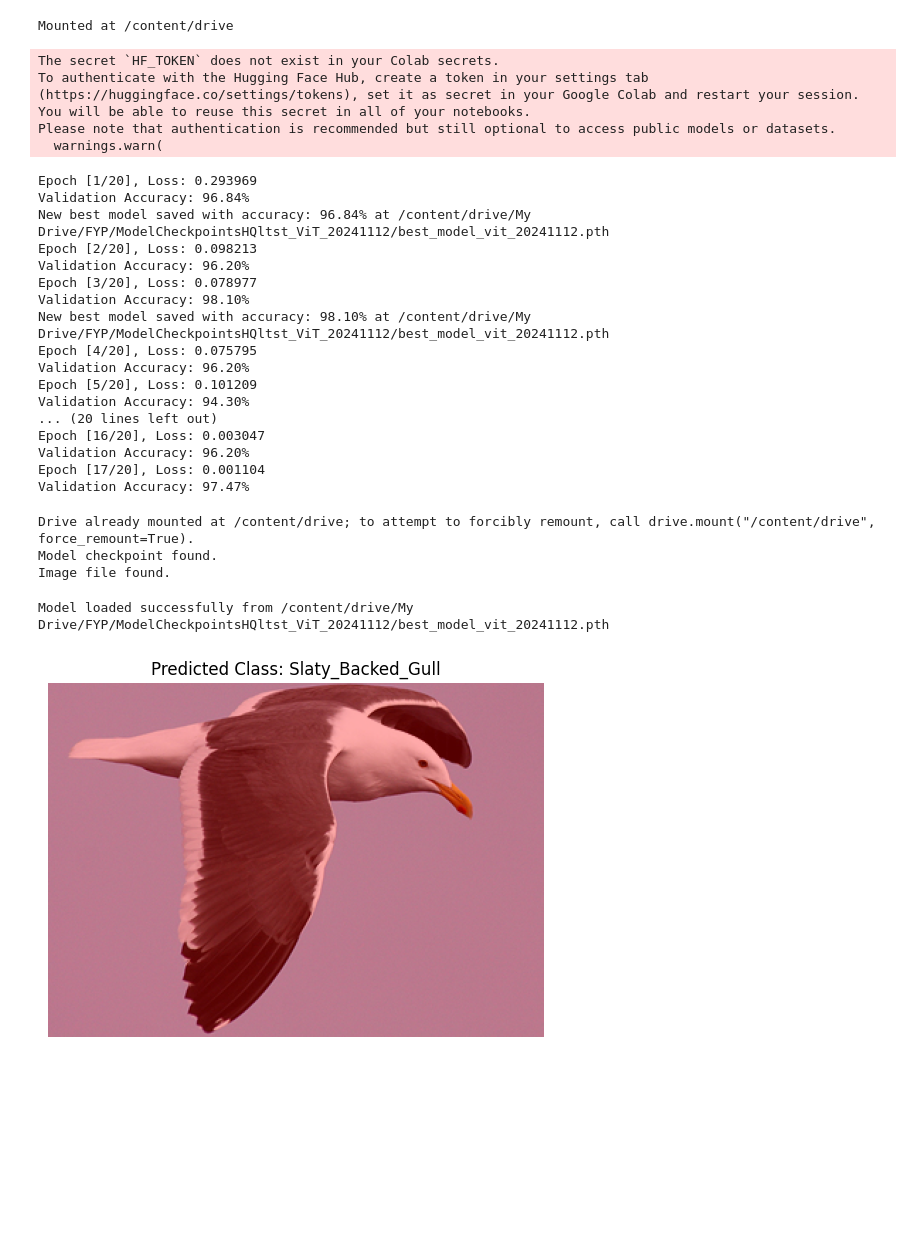
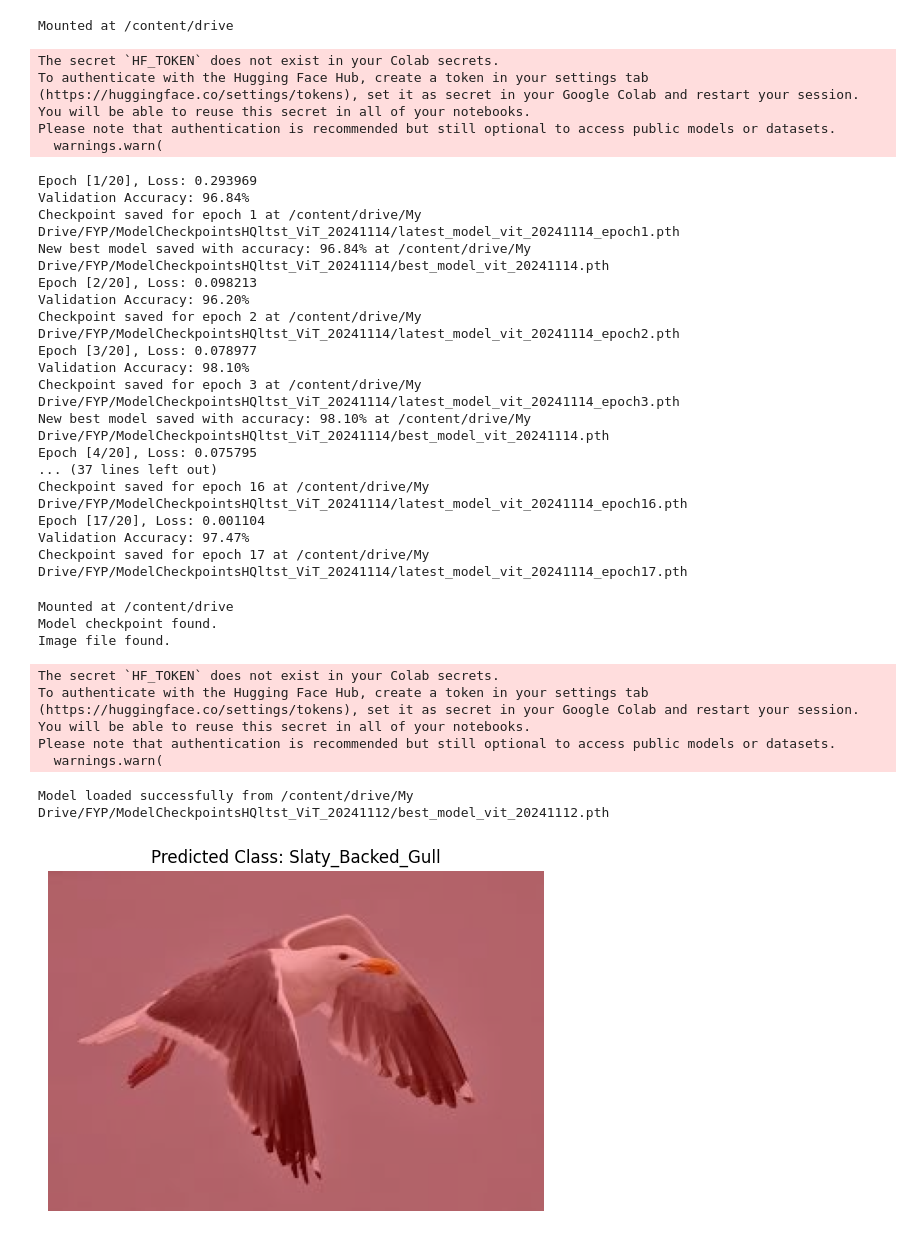
Before and after one commit to Aravindh4404/FYPSeagullClassification01, a Jupyter notebook: VIT1.ipynb, the cells around one changed output. Cells and saved outputs as stored; diff of their text form; code cells hidden in the pictures; blank space fills up the shorter version.

```diff
--- a/VIT1.ipynb
+++ b/VIT1.ipynb
@@ -101,6 +101,7 @@ optimizer = optim.AdamW(model.parameters(), lr=0.0001, weight_decay=1e-4)
 scheduler = optim.lr_scheduler.ReduceLROnPlateau(optimizer, mode='max', factor=0.1, patience=3, verbose=True)
 
 # Training loop with learning rate scheduler
+# Training loop with learning rate scheduler and checkpoint saving
 def train(model, train_loader, val_loader, criterion, optimizer, scheduler, epochs=20):
     best_acc = 0.0
     train_losses = []
@@ -126,6 +127,11 @@ def train(model, train_loader, val_loader, criterion, optimizer, scheduler, epoc
         val_acc = validate(model, val_loader, criterion)
         val_accuracies.append(val_acc)
         scheduler.step(val_acc)
+
+        # Save checkpoint of the latest model after each epoch
+        latest_model_path = os.path.join(checkpoint_folder, f"latest_model_vit_{date_str}_epoch{epoch+1}.pth")
+        torch.save(model.state_dict(), latest_model_path)
+        print(f"Checkpoint saved for epoch {epoch + 1} at {latest_model_path}")
 
         # Save the best model if the accuracy improves
         if val_acc > best_acc:
@@ -153,10 +159,11 @@ def train(model, train_loader, val_loader, criterion, optimizer, scheduler, epoc
     plt.tight_layout()
     plt.show()
 
-    # Save the final model
+    # Save the final model at the end of training
     final_model_path = os.path.join(checkpoint_folder, f"final_model_vit_{date_str}.pth")
     torch.save(model.state_dict(), final_model_path)
     print(f"Final model saved at {final_model_path}")
+
 
 # Validation loop returning accuracy
 def validate(model, loader, criterion):
@@ -211,21 +218,21 @@ Please note that authentication is recommended but still optional to access publ
   warnings.warn(
 Epoch [1/20], Loss: 0.293969
 Validation Accuracy: 96.84%
-New best model saved with accuracy: 96.84% at /content/drive/My Drive/FYP/ModelCheckpointsHQltst_ViT_20241112/best_model_vit_20241112.pth
+Checkpoint saved for epoch 1 at /content/drive/My Drive/FYP/ModelCheckpointsHQltst_ViT_20241114/latest_model_vit_20241114_epoch1.pth
+New best model saved with accuracy: 96.84% at /content/drive/My Drive/FYP/ModelCheckpointsHQltst_ViT_20241114/best_model_vit_20241114.pth
 Epoch [2/20], Loss: 0.098213
 Validation Accuracy: 96.20%
+Checkpoint saved for epoch 2 at /content/drive/My Drive/FYP/ModelCheckpointsHQltst_ViT_20241114/latest_model_vit_20241114_epoch2.pth
 Epoch [3/20], Loss: 0.078977
 Validation Accuracy: 98.10%
-New best model saved with accuracy: 98.10% at /content/drive/My Drive/FYP/ModelCheckpointsHQltst_ViT_20241112/best_model_vit_20241112.pth
+Checkpoint saved for epoch 3 at /content/drive/My Drive/FYP/ModelCheckpointsHQltst_ViT_20241114/latest_model_vit_20241114_epoch3.pth
+New best model saved with accuracy: 98.10% at /content/drive/My Drive/FYP/ModelCheckpointsHQltst_ViT_20241114/best_model_vit_20241114.pth
 Epoch [4/20], Loss: 0.075795
-Validation Accuracy: 96.20%
-Epoch [5/20], Loss: 0.101209
-Validation Accuracy: 94.30%
-... (20 lines left out)
-Epoch [16/20], Loss: 0.003047
-Validation Accuracy: 96.20%
+... (37 lines left out)
+Checkpoint saved for epoch 16 at /content/drive/My Drive/FYP/ModelCheckpointsHQltst_ViT_20241114/latest_model_vit_20241114_epoch16.pth
 Epoch [17/20], Loss: 0.001104
 Validation Accuracy: 97.47%
+Checkpoint saved for epoch 17 at /content/drive/My Drive/FYP/ModelCheckpointsHQltst_ViT_20241114/latest_model_vit_20241114_epoch17.pth
 # %%
 # Import necessary libraries
 import os
@@ -244,7 +251,8 @@ drive.mount('/content/drive')
 
 # Define paths to your model checkpoint and test image in Google Drive
 checkpoint_path = '/content/drive/My Drive/FYP/ModelCheckpointsHQltst_ViT_20241112/best_model_vit_20241112.pth'
-image_path = '/content/drive/My Drive/FYP/test data/007.jpg'  # Update with actual path to image
+# image_path = '/content/drive/My Drive/FYP/test data/007.jpg'
+image_path = '/content/sbg.jpg' # Update with actual path to image
 
 # Check if paths are correct
 if not os.path.exists(checkpoint_path):
@@ -357,33 +365,38 @@ def show_cam_on_image(img, mask, predicted_class):
     heatmap = np.float32(heatmap) / 255
     cam = heatmap + np.float32(img)
     cam = cam / np.max(cam)
     plt.imshow(cam)
     plt.title(f"Predicted Class: {predicted_class}")
     plt.axis('off')
     plt.show()
 
 # Step 5: Load and preprocess the image
 transform = transforms.Compose([
     transforms.Resize((224, 224)),
     transforms.ToTensor(),
     transforms.Normalize([0.5, 0.5, 0.5], [0.5, 0.5, 0.5])
 ])
 
 # Load and preprocess the image
 image = Image.open(image_path).convert("RGB")
 input_tensor = transform(image).unsqueeze(0)  # Add batch dimension
 image_np = np.array(image) / 255.0
 
 # Get the predicted class for the image
 predicted_class = get_predicted_class(model, input_tensor)
 
 # Generate and display Grad-CAM
 grad_cam = ViTGradCAM(model, target_layer_name="vit.blocks.11")
 heatmap = grad_cam.generate_heatmap(input_tensor)
 show_cam_on_image(image_np, heatmap, predicted_class)
 # %% [output]
-Drive already mounted at /content/drive; to attempt to forcibly remount, call drive.mount("/content/drive", force_remount=True).
+Mounted at /content/drive
 Model checkpoint found.
 Image file found.
-Model loaded successfully from /content/drive/My Drive/FYP/ModelCheckpointsHQltst_ViT_20241112/best_model_vit_20241112.pth
+The secret `HF_TOKEN` does not exist in your Colab secrets.
+To authenticate with the Hugging Face Hub, create a token in your settings tab (https://huggingface.co/settings/tokens), set it as secret in your Google Colab and restart your session.
+You will be able to reuse this secret in all of your notebooks.
+Please note that authentication is recommended but still optional to access public models or datasets.
+  warnings.warn(
+Model loaded successfully from /content/drive/My Drive/FYP/ModelCheckpointsHQltst_ViT_20241112/best_model_vit_20241112.pth
-[figure, old version]
+[figure, new version]
```
Also changed, not shown: parts of 4 cells of this notebook.
